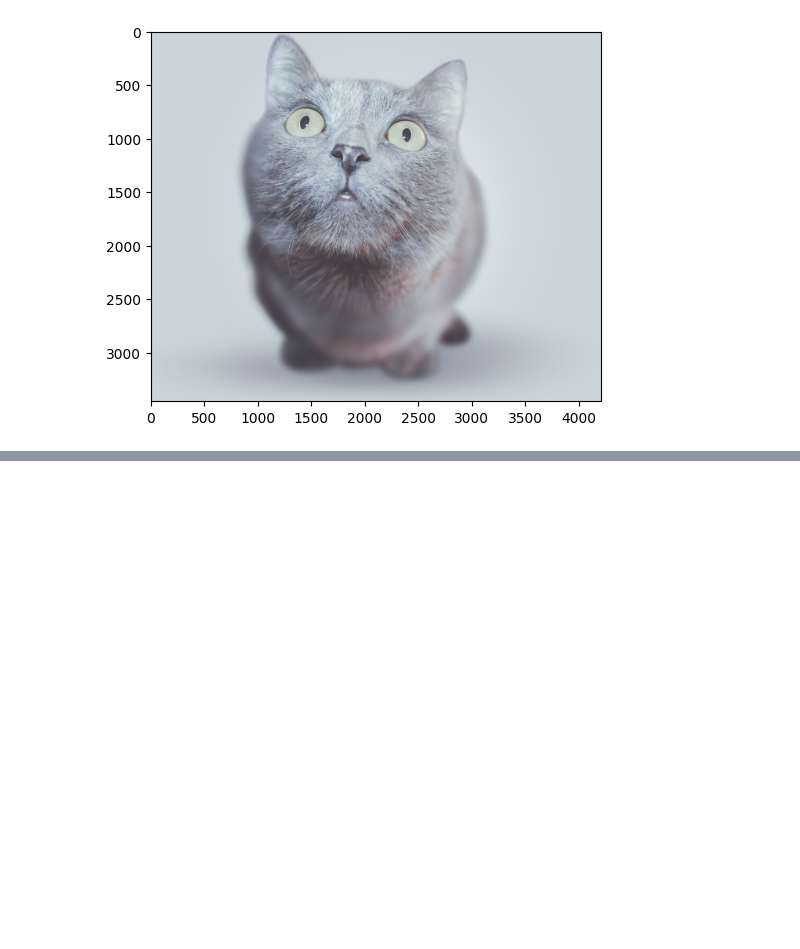
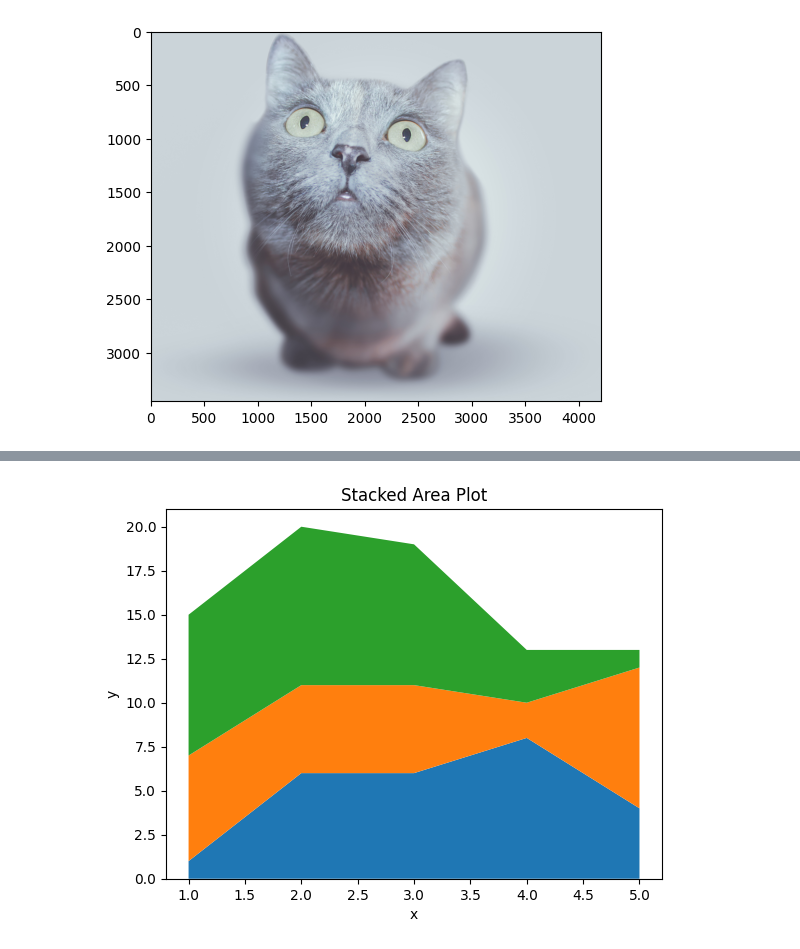
Before and after one commit to yungshun317/pd-algo-trading, a Jupyter notebook: data_visualization.ipynb, the cells around one changed output, grey strips where cells are left out. Drawn from its saved outputs; the diff is of its cells as text; code cells hidden in the pictures; blank space fills up the shorter version.

```diff
--- a/data_visualization.ipynb
+++ b/data_visualization.ipynb
@@ -933,0 +1357,12 @@ plt.imshow(im);
+# %%
+x = np.arange(1, 6)
+y1 = np.random.randint(1, 10, (5,))
+y2 = np.random.randint(1, 10, (5,))
+y3 = np.random.randint(1, 10, (5,))
+
+plt.stackplot(x,y1, y2, y3, labels=['A','B','C'])
+plt.title("Stacked Area Plot")
+plt.xlabel("x")
+plt.ylabel("y");
+# %% [output]
+[figure, added]
```
Also changed, not shown: parts of 84 cells of this notebook, 2 other files.
